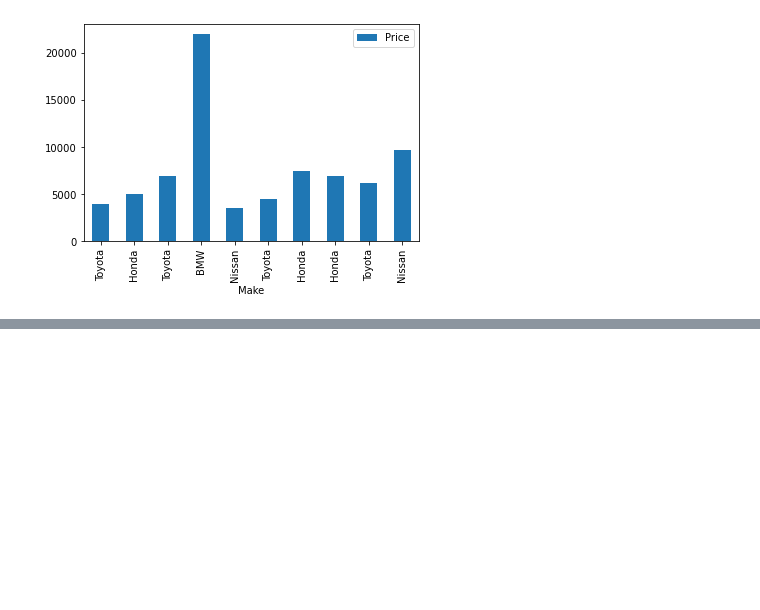
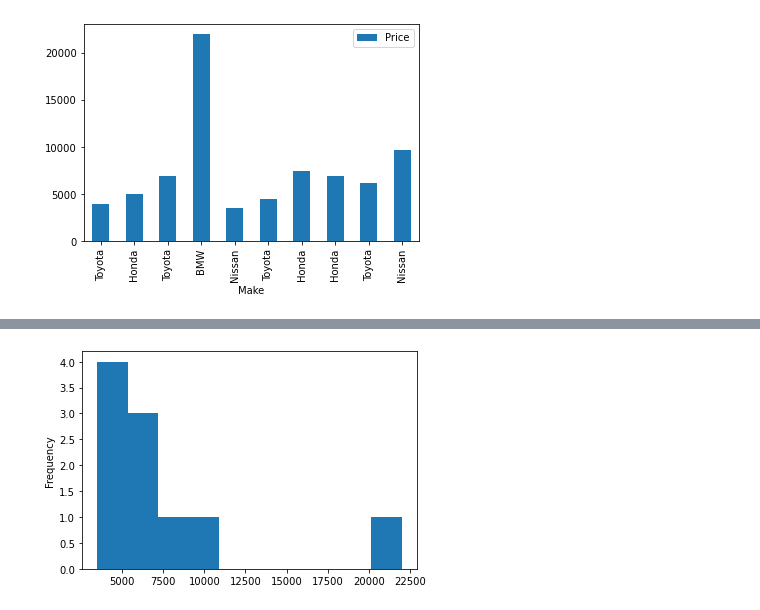
Before and after one commit to tothetop430/MLZTM-Exercises, a Jupyter notebook: matplotlib/introduction-to-matplotlib.ipynb, the cells around one changed output, grey strips where cells are left out. Saved outputs shown, nothing was run; the diff lists cells and outputs as text; code cells hidden in the pictures; blank space fills up the shorter version.

```diff
--- a/matplotlib/introduction-to-matplotlib.ipynb
+++ b/matplotlib/introduction-to-matplotlib.ipynb
@@ -310,0 +351,4 @@ car_sales.plot(x='Make', y='Price', kind='bar');
+# %%
+car_sales['Price'].plot.hist();
+# %% [output]
+[figure, added]
```
Also changed, not shown: parts of 6 cells of this notebook.
